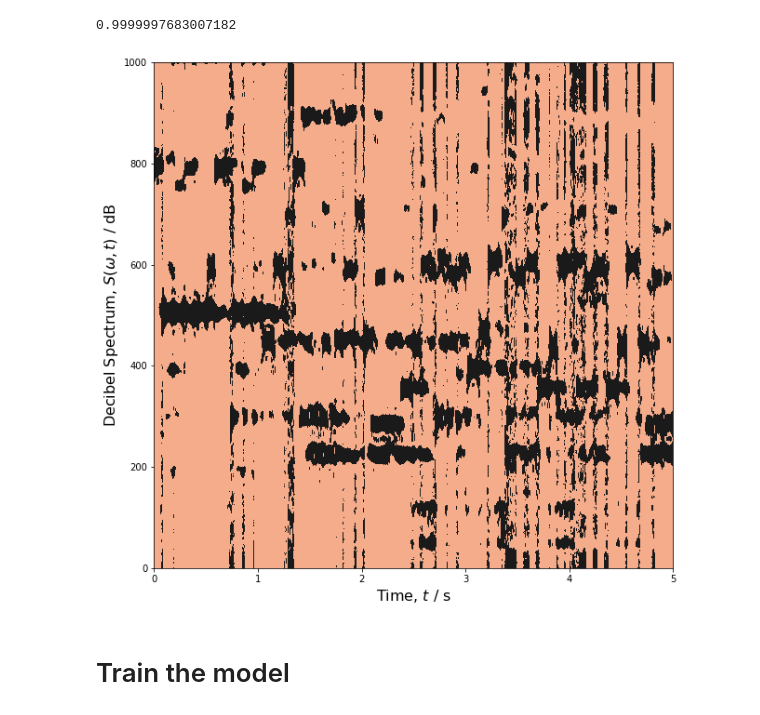
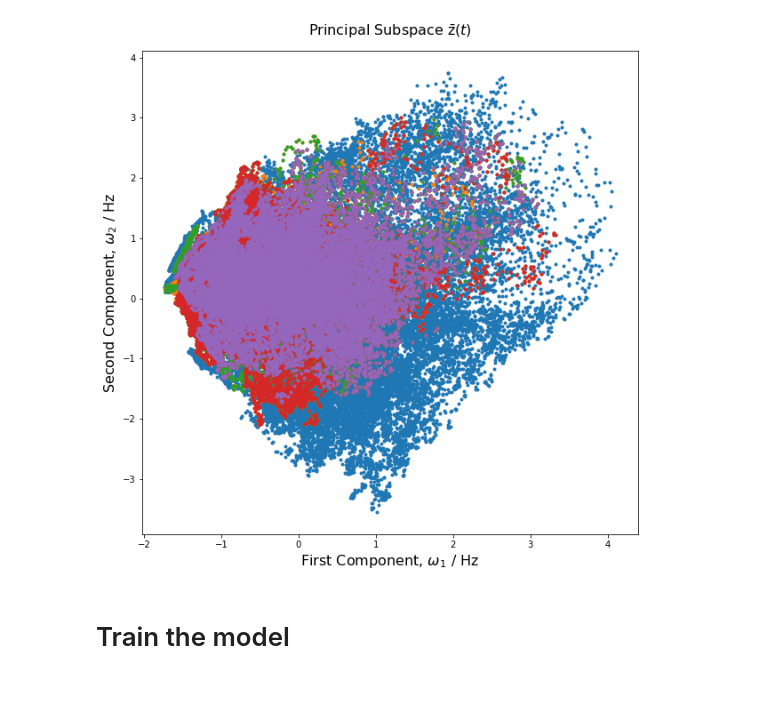
Before and after one commit to gszep/sound-detection, a Jupyter notebook: musicnet_functional.ipynb, the cells around one changed output. Drawn from its saved outputs; the diff is of its cells as text; code cells hidden in the pictures.

```diff
--- a/musicnet_functional.ipynb
+++ b/musicnet_functional.ipynb
@@ -103,5 +92,0 @@ MemoryError:
-# %%
-for inst in xrange(11):
-
-    inst_mask = amax(label[:,:,inst],axis=1).todense().astype(bool)
-    plot(pca1[inst_mask], pca2[inst_mask],'.',alpha=0.01)
@@ -122,21 +92,0 @@ z = x.tocsr()
-# %%
-for item in listdir('/datadrive/musicnet/test/labels'):
-    if not item.endswith('.csv'): continue
-    uid = int(item[:-4])
-    tree = IntervalTree()
-    with open(join('/datadrive/musicnet/test/labels',item), 'rb') as f:
-        reader = csv.DictReader(f, delimiter=',')
-        for label in reader:
-            start_time = int(label['start_time'])
-            end_time = int(label['end_time'])
-            instrument = int(label['instrument'])
-            note = int(label['note'])
-            start_beat = float(label['start_beat'])
-            end_beat = float(label['end_beat'])
-            note_value = label['note_value']
-            tree[start_time:end_time] = (instrument,note,start_beat,end_beat,note_value)
-
-    with open(join('/datadrive/musicnet/test/labels',str(uid)+'.pckl'), 'wb') as f:
-        pickle.dump(tree, f)
-
-    print uid
@@ -171,14 +92,0 @@ plot(bins[:-1],hist)
-# %%
-std(S)
-# %% [output]
-0.9999997683007182
-# %%
-S = log10(abs(standardise(abs(s),axis=0)))
-collect()
-
-figure(figsize=(10,10))
-contourf(t,f,S,cmap='RdGy',vmin=mean(S)-2*std(S),vmax=mean(S)+2*std(S))
-xlabel(r'Time, $t$ / s',fontsize=16)
-ylabel(r'Decibel Spectrum, $S(\omega,t)$ / $\mathrm{dB}$',fontsize=16);
-# %% [output]
-[figure, removed]
@@ -188,3 +93,19 @@ test_loader = torch.utils.data.DataLoader(dataset=test_set,batch_size=batch_size
+# %%
+pca = PCA(n_components=2,whiten=True)
+pca1,pca2 = pca.fit_transform(s.T).T
+
+figure(figsize=(10,10))
+for inst in range(11):
+    inst_mask = label[:,inst].astype(bool)[::128]
+
+    if sum(inst_mask) != 0 :
+        plot(pca1[:][inst_mask], pca2[:][inst_mask],'.',alpha=1)
+
+xlabel(r'First Component, $\omega_1$ / $\mathrm{Hz}$',fontsize=16)
+ylabel(r'Second Component, $\omega_2$ / $\mathrm{Hz}$',fontsize=16);
+title(r'Principal Subspace $\bar\mathrm{z}(t)$',fontsize=16,y=1.02);
+# %% [output]
+[figure, added]
 # %%
 def create_filters(d,k,low=50,high=6000):
     x = np.linspace(0, 2*np.pi, d, endpoint=False)
```
Also changed, not shown: parts of 23 cells of this notebook, 9 other files.
